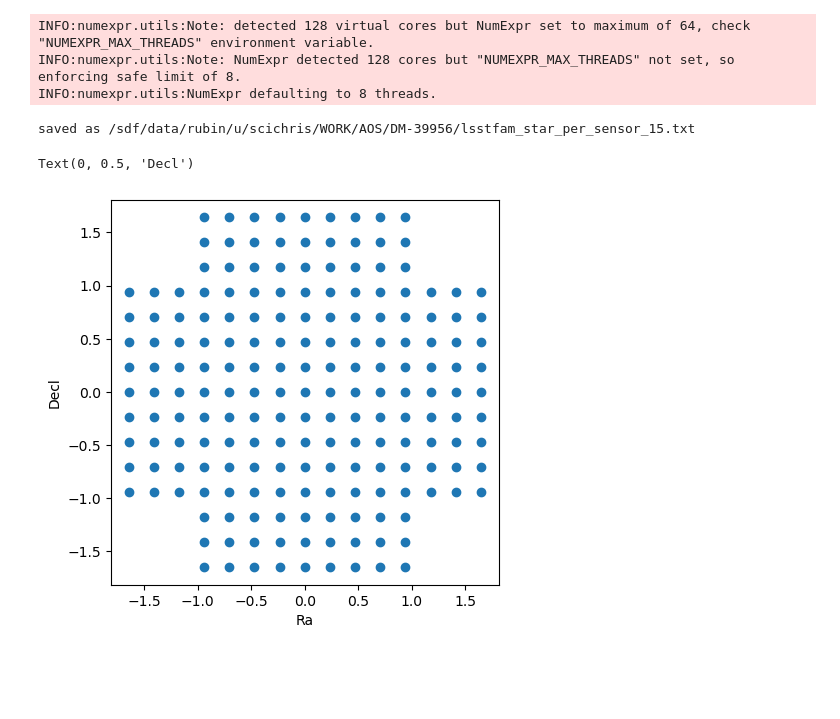
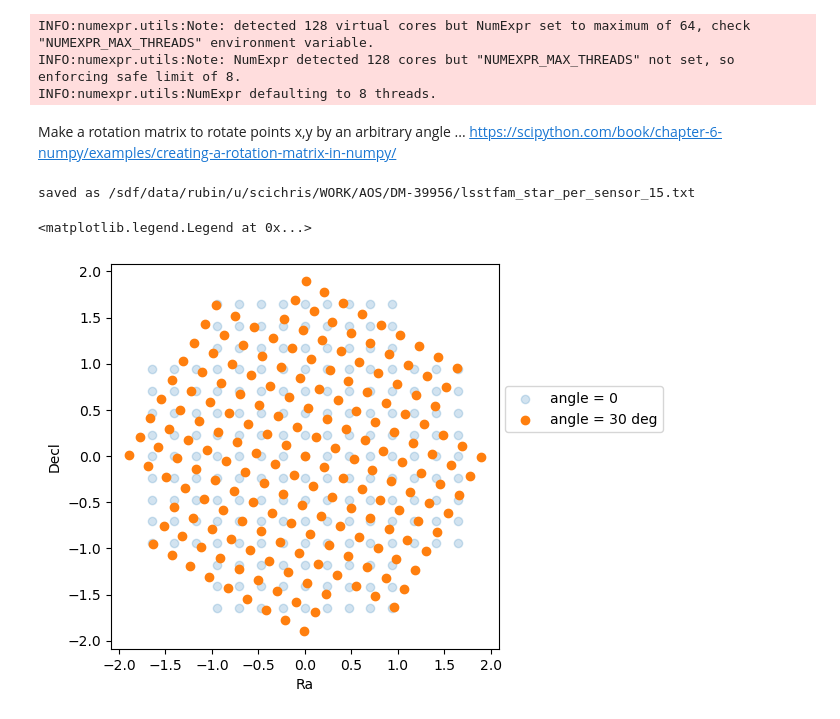
Before and after one commit to suberlak/AOS, a Jupyter notebook: AOS_DM-39956_star_per_sensor_LSSTCam.ipynb, the cells around one changed output. Saved outputs shown, nothing was run; the diff lists cells and outputs as text; code cells hidden in the pictures; blank space fills up the shorter version.

Commit message:
add rotation of ra,dec

```diff
--- a/AOS_DM-39956_star_per_sensor_LSSTCam.ipynb
+++ b/AOS_DM-39956_star_per_sensor_LSSTCam.ipynb
@@ -74,18 +74,51 @@ def make_star_per_sensor_inst_catalog(instName = "lsstfam",  xcen = 2000, ycen =
                                            format='ascii.commented_header',
                                           overwrite=True)
     print(f'saved as {fpath}')
+
+    return coords
+# %%
+def apply_rotation(coords):
+    # just x,y : this is from
+    # https://github.com/lsst-ts/ts_externalscripts/blob/develop/python/lsst/ts/externalscripts/auxtel/latiss_base_align.py
+    # (((c, -s),
+    #   (s,  c)))
+    matrix_rotation = lambda angle: np.array(
+            [
+                [np.cos(np.radians(angle)), -np.sin(np.radians(angle))],
+                [np.sin(np.radians(angle)), np.cos(np.radians(angle))],
+            ])
+
+    angle=30
+    xrot=[]
+    yrot=[]
+    for coord in coords:
+        x = coord['Ra']
+        y = coord['Decl']
+        xy = [x,y]
+        xyrot = np.matmul(xy, matrix_rotation(angle))
+        #print(xy,xyrot)
+        xrot.append(xyrot[0])
+        yrot.append(xyrot[1])
+
+    return Table(data=[xrot,yrot], names=['Ra','Decl'])
+# %% [markdown]
+Make a rotation matrix to rotate points x,y by an arbitrary angle ... https://scipython.com/book/chapter-6-numpy/examples/creating-a-rotation-matrix-in-numpy/
 # %%
-make_star_per_sensor_inst_catalog(instName = "lsstfam",  xcen = 2000, ycen = 2000,mag = 15,
+coords = make_star_per_sensor_inst_catalog(instName = "lsstfam",  xcen = 2000, ycen = 2000,mag = 15,
                                       outDir='/sdf/data/rubin/u/scichris/WORK/AOS/DM-39956/',
                                       fname = '')
 # %% [output]
 saved as /sdf/data/rubin/u/scichris/WORK/AOS/DM-39956/lsstfam_star_per_sensor_15.txt
+# %%
+rot_coords = apply_rotation(coords)
 # %%
 %matplotlib inline
 fig,ax = plt.subplots(1,1,figsize=(5,5))
-ax.scatter(coords['Ra'], coords['Decl'])
+ax.scatter(coords['Ra'], coords['Decl'], alpha=0.2, label='angle = 0')
 ax.set_xlabel('Ra')
 ax.set_ylabel('Decl')
+ax.scatter(rot_coords['Ra'], rot_coords['Decl'], label='angle = 30 deg')
+ax.legend(bbox_to_anchor=[1.,0.7])
 # %% [output]
-Text(0, 0.5, 'Decl')
+<matplotlib.legend.Legend at 0x...>
-[figure, old version]
+[figure, new version]
```
